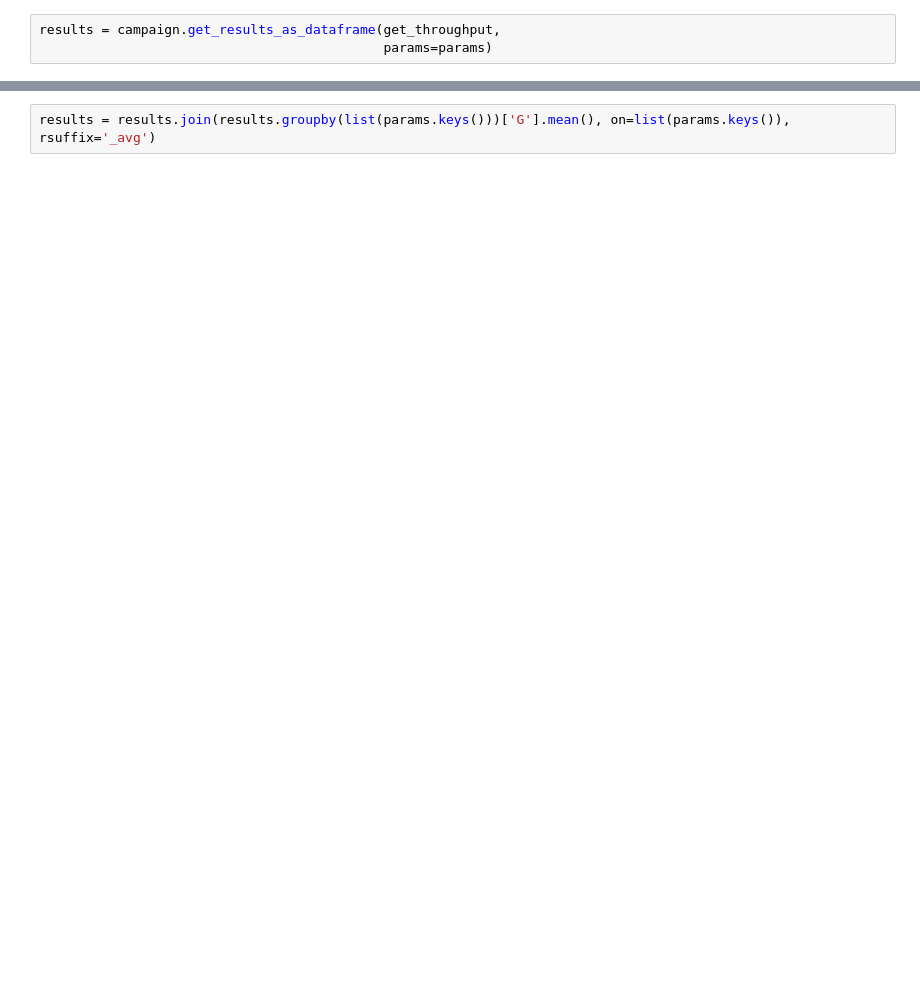
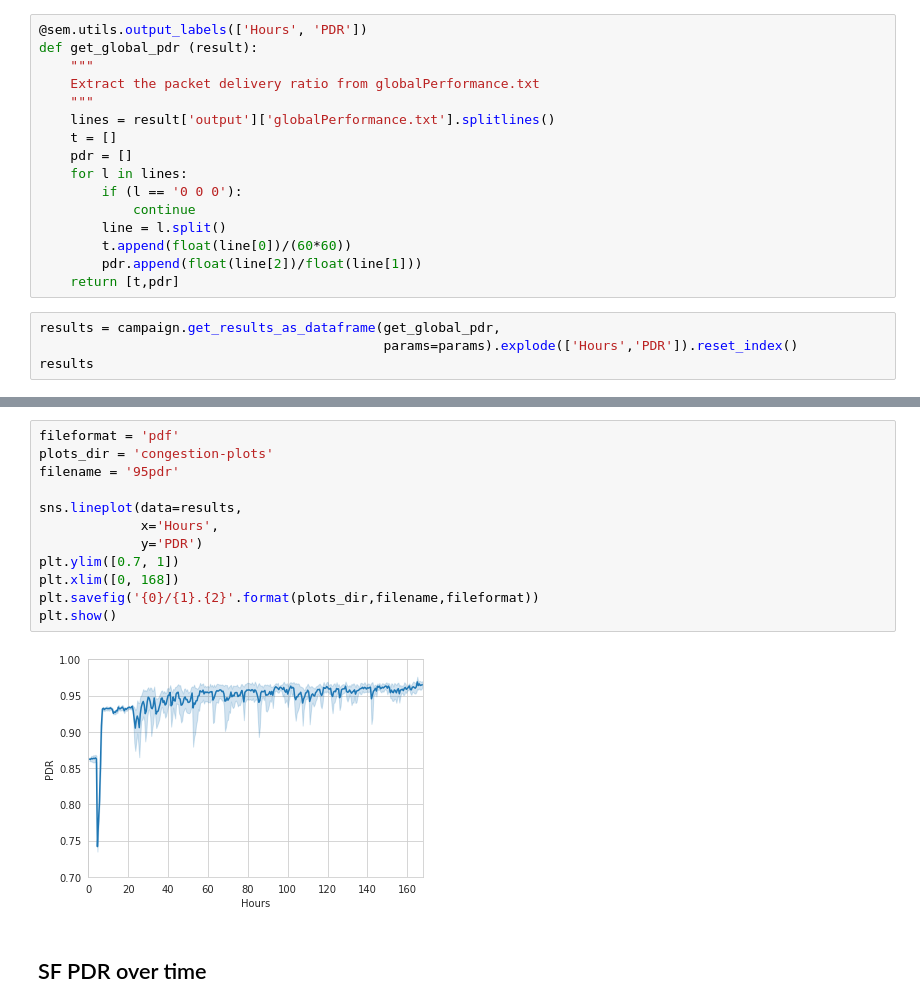
Before and after one commit to signetlabdei/lorawan, a Jupyter notebook: experiments/congestion/congestion.ipynb, the cells around one changed output, grey strips where cells are left out. Drawn from its saved outputs; the diff is of its cells as text; blank space fills up the shorter version.

```diff
--- a/experiments/congestion/congestion.ipynb
+++ b/experiments/congestion/congestion.ipynb
@@ -53,3 +38,20 @@ def get_throughput(result):
+# %%
+@sem.utils.output_labels(['Hours', 'PDR'])
+def get_global_pdr (result):
+    """
+    Extract the packet delivery ratio from globalPerformance.txt
+    """
+    lines = result['output']['globalPerformance.txt'].splitlines()
+    t = []
+    pdr = []
+    for l in lines:
+        if (l == '0 0 0'):
+            continue
+        line = l.split()
+        t.append(float(line[0])/(60*60))
+        pdr.append(float(line[2])/float(line[1]))
+    return [t,pdr]
 # %%
-results = campaign.get_results_as_dataframe(get_throughput,
-                                            params=params)
+results = campaign.get_results_as_dataframe(get_global_pdr,
+                                            params=params).explode(['Hours','PDR']).reset_index()
+results
@@ -56,2 +72,16 @@ results = campaign.get_results_as_dataframe(get_throughput,
-# %%
-results = results.join(results.groupby(list(params.keys()))['G'].mean(), on=list(params.keys()), rsuffix='_avg')
+# %%
+fileformat = 'pdf'
+plots_dir = 'congestion-plots'
+filename = '95pdr'
+
+sns.lineplot(data=results,
+             x='Hours',
+             y='PDR')
+plt.ylim([0.7, 1])
+plt.xlim([0, 168])
+plt.savefig('{0}/{1}.{2}'.format(plots_dir,filename,fileformat))
+plt.show()
+# %% [output]
+[figure, added]
+# %% [markdown]
+## SF PDR over time
```
Also changed, not shown: parts of 9 cells of this notebook, 3 other files.
